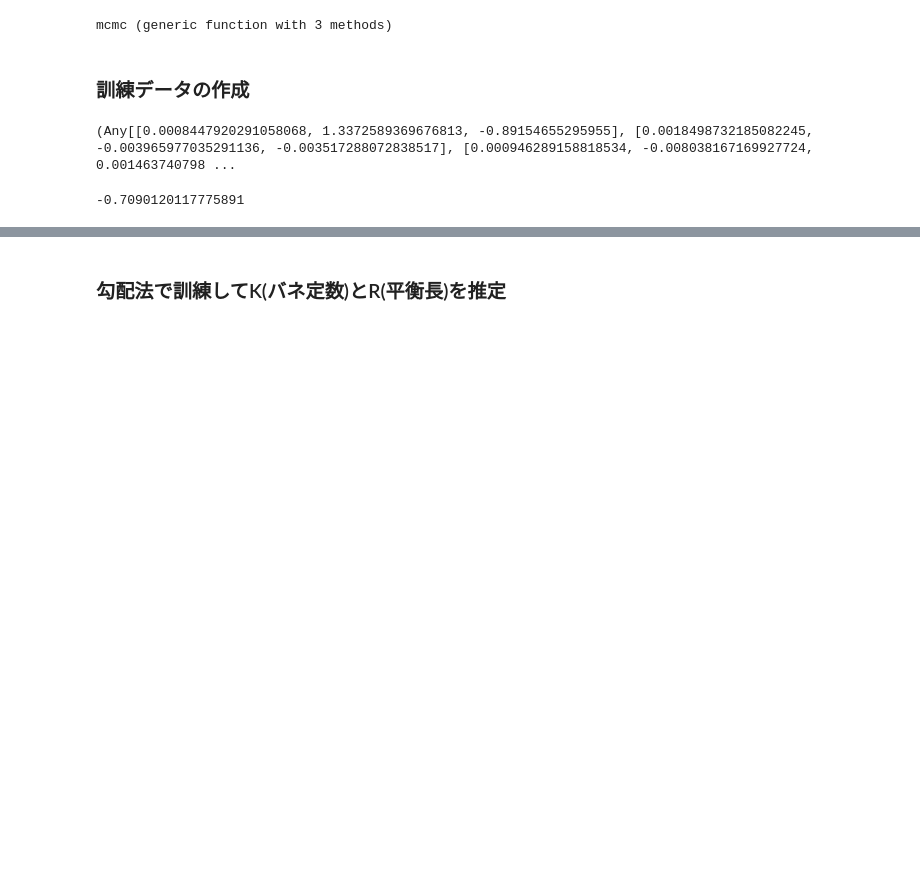
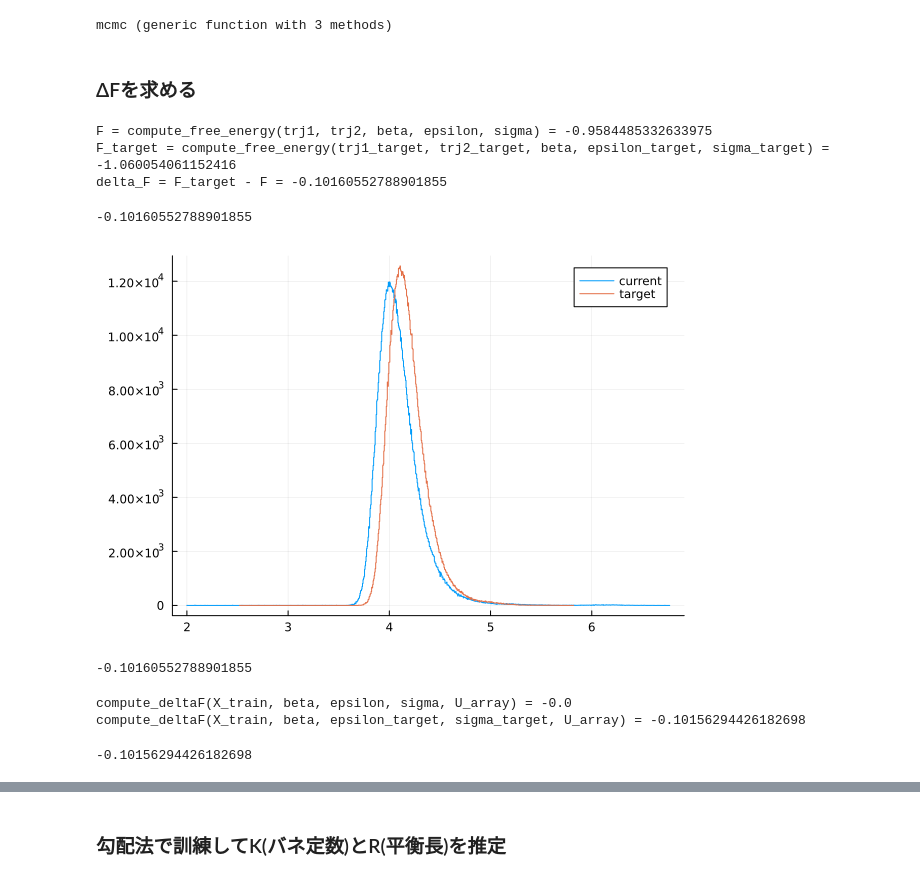
Before and after one commit to matsunagalab/differentiable, a Jupyter notebook: forcefield/exponential_averaging.ipynb, the cells around one changed output, grey strips where cells are left out. Drawn from its saved outputs; the diff is of its cells as text; code cells hidden in the pictures; blank space fills up the shorter version.

```diff
--- a/forcefield/exponential_averaging.ipynb
+++ b/forcefield/exponential_averaging.ipynb
@@ -65,7 +62,7 @@ Flux.@functor Energy (P,)
 ### MCMCの定義
 # %%
 #次のステップ候補点
-function next_coords(coords1, coords2, delta_x = 1e-2)
+function next_coords(coords1, coords2, delta_x = 1e-1)
     next_coords1 = coords1 .+ (rand(3) .- 0.5) .* delta_x
     next_coords2 = coords2 .+ (rand(3) .- 0.5) .* delta_x
     return next_coords1, next_coords2
@@ -83,7 +80,9 @@ function mcmc(coords1, coords2, epsilon, sigma, nstep = 100, beta = 1.0)
 
     for i in 1:nstep
         next_coords1, next_coords2 = next_coords(coords1, coords2) #候補点
-        delta_U = compute_energy(next_coords1, next_coords2, epsilon, sigma) - compute_energy(coords1, coords2, epsilon, sigma)
+        next_U = compute_energy(next_coords1, next_coords2, epsilon, sigma)
+        current_U = compute_energy(coords1, coords2, epsilon, sigma)
+        delta_U = next_U - current_U
         alpha = exp(-beta * delta_U) #相対確率
 
         #alpha>=1またはalpha<1のとき確率alphaで候補を受理
@@ -100,44 +99,59 @@ end
 # %% [output]
 mcmc (generic function with 3 methods)
 # %% [markdown]
-### 訓練データの作成
+### ΔFを求める
 # %%
-epsilon_true = 1.0
-sigma_true = 2.0
-epsilon_target = 1.2
-sigma_target = 2.5
+epsilon = 1.0
+sigma = 4.0
+
+epsilon_target = 1.1
+sigma_target = 4.1
 
 #kB = 1.380649e-23 #ボルツマン定数
-kBT = 2.0
+kBT = 0.1
 beta = 1.0/(kBT)
 
 #seed_value = 123 #乱数固定
 #Random.seed!(seed_value)
 
-X_train = []
-y_train = []
 coords = ([0.0, 0.0, 0.0], [2.0, 0.0, 0.0]) #初期座標
 coords_target = ([0.0, 0.0, 0.0], [2.5, 0.0, 0.0])
-nstep = 100000
+nstep = 1000000
 
-coords1_trj, coords2_trj, alpha = mcmc(coords[1], coords[2], epsilon_true, sigma_true, nstep, beta)
-coords1_trj_target, coords2_trj_target, alpha = mcmc(coords_target[1], coords_target[2], epsilon_target, sigma_target, nstep, beta)
+trj1, trj2, alpha = mcmc(coords[1], coords[2], epsilon, sigma, nstep, beta)
+trj1_target, trj2_target, alpha = mcmc(coords_target[1], coords_target[2], epsilon_target, sigma_target, nstep, beta)
+
+@show F = compute_free_energy(trj1, trj2, beta, epsilon, sigma)
+@show F_target = compute_free_energy(trj1_target, trj2_target, beta, epsilon_target, sigma_target)
+
+@show delta_F = F_target - F
 # %% [output]
-(Any[[0.0008447920291058068, 1.3372589369676813, -0.89154655295955], [0.0018498732185082245, -0.003965977035291136, -0.003517288072838517], [0.000946289158818534, -0.008038167169927724, 0.001463740798 ...
+F = compute_free_energy(trj1, trj2, beta, epsilon, sigma) = -0.9584485332633975
+F_target = compute_free_energy(trj1_target, trj2_target, beta, epsilon_target, sigma_target) = -1.060054061152416
+delta_F = F_target - F = -0.10160552788901855
+-0.10160552788901855
+# %%
+r = [sqrt(sum((x - y).^2)) for (x, y) in zip(trj1, trj2)]
+histogram(r,label="current")
+r = [sqrt(sum((x - y).^2)) for (x, y) in zip(trj1_target, trj2_target)]
+histogram!(r,label="target")
+# %% [output]
+[figure, added]
+# %%
+#ポテンシャルエネルギーの配列
+U_array = map(x -> compute_energy(x[1], x[2], epsilon, sigma), zip(trj1, trj2))
+
+#パラメータ推定に用いる原子の軌跡と自由エネルギーの差
+X_train = collect(zip(trj1, trj2))
+y_train = delta_F
+# %% [output]
+-0.10160552788901855
 # %%
-#ポテンシャルエネルギーの配列
-U_array = map(x -> compute_energy(x[1], x[2], epsilon_true, sigma_true), zip(coords1_trj, coords2_trj))
-U_target_array = map(x -> compute_energy(x[1], x[2], epsilon_target, sigma_target), zip(coords1_trj_target, coords2_trj_target))
+# Sanity check
+@show compute_deltaF(X_train, beta, epsilon, sigma, U_array)
 
-#FとF_targetを計算
-F = compute_free_energy(coords1_trj, coords2_trj, beta, epsilon_true, sigma_true)
-F_target = compute_free_energy(coords1_trj_target, coords2_trj_target, beta, epsilon_target, sigma_target)
-
-#パラメータ推定に用いる原子の軌跡と自由エネルギーの差
-X_train = collect(zip(coords1_trj, coords2_trj))
-y_train = F_target - F
-
-#epsilon_trueとsigma_trueを用いて自由エネルギーの差の近似を計算
-deltaF = compute_deltaF(X_train, beta, epsilon_true, sigma_true, U_target_array)
+@show compute_deltaF(X_train, beta, epsilon_target, sigma_target, U_array)
 # %% [output]
--0.7090120117775891
+compute_deltaF(X_train, beta, epsilon, sigma, U_array) = -0.0
+compute_deltaF(X_train, beta, epsilon_target, sigma_target, U_array) = -0.10156294426182698
+-0.10156294426182698
```
Also changed, not shown: parts of 18 cells of this notebook.
